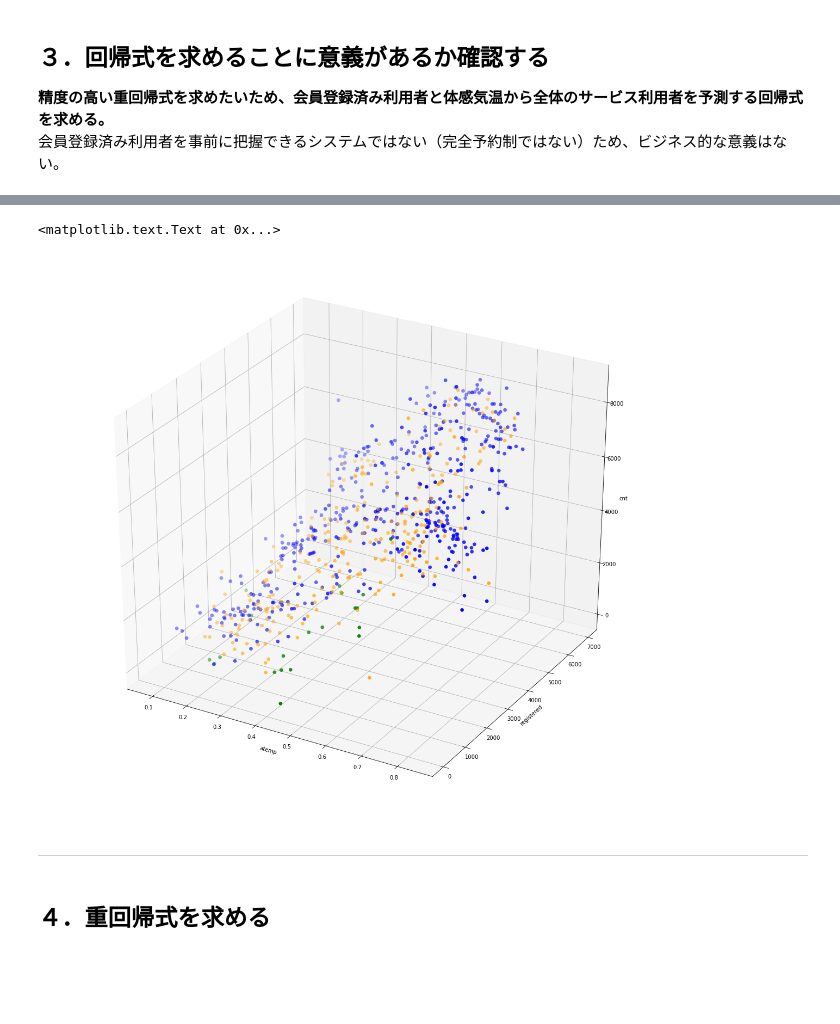
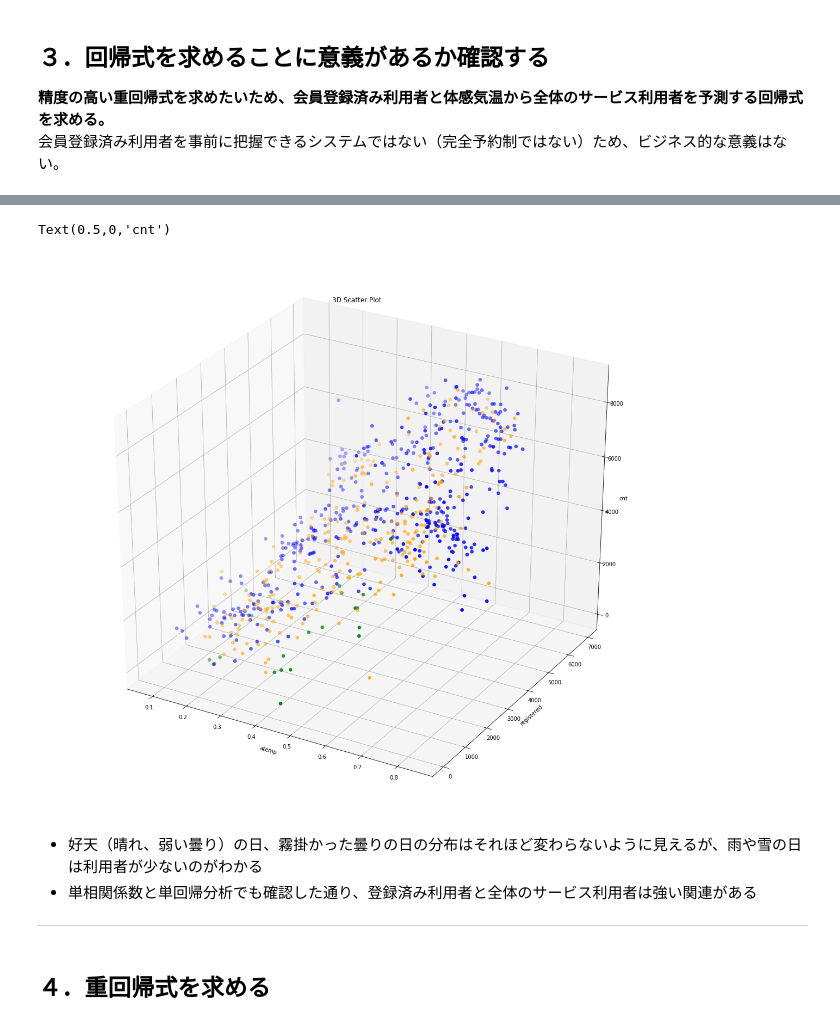
Before and after one commit to selectfromwhere/Data_Analysis_Methods, a Jupyter notebook: Multiple_Linear_Regression/Multiple_Linear_Regression_Discovery.ipynb, the cells around one changed output, grey strips where cells are left out. Cells and saved outputs as stored; diff of their text form; code cells hidden in the pictures; blank space fills up the shorter version.

```diff
--- a/Multiple_Linear_Regression/Multiple_Linear_Regression_Discovery.ipynb
+++ b/Multiple_Linear_Regression/Multiple_Linear_Regression_Discovery.ipynb
@@ -105,24 +124,29 @@ plt3d_df = df[['weathersit','atemp','registered','cnt']]
 # %%
-# 説明変数は会員登録済み利用者と体感気温の２項とし、分布をプロットして確認する
+# ３次元散布図を確認する
 fig = plt.figure(figsize=(16, 14))
 ax = Axes3D(fig)
+
+# 天候で色分けする
 color = ['blue','orange','green']
 
 for i in range(3):
     plt_df = plt3d_df[plt3d_df['weathersit'] == i+1]
     xs = plt_df['atemp']
     ys = plt_df['registered']
     zs = plt_df['cnt']
     ax.scatter(xs, ys, zs, s=40, c=color[i], linewidth=0.25)
 
+plt.title("3D Scatter Plot")
 ax.set_xlabel("atemp")
 ax.set_ylabel("registered")
 ax.set_zlabel("cnt")
 # %% [output]
-<matplotlib.text.Text at 0x...>
+Text(0.5,0,'cnt')
-[figure, old version]
+[figure, new version]
-# %% [markdown]
----
+# %% [markdown]
+- 好天（晴れ、弱い曇り）の日、霧掛かった曇りの日の分布はそれほど変わらないように見えるが、雨や雪の日は利用者が少ないのがわかる
+- 単相関係数と単回帰分析でも確認した通り、登録済み利用者と全体のサービス利用者は強い関連がある
+---
 # %% [markdown]
 ## ４．重回帰式を求める
 # %%
```
Also changed, not shown: parts of 13 cells of this notebook.
